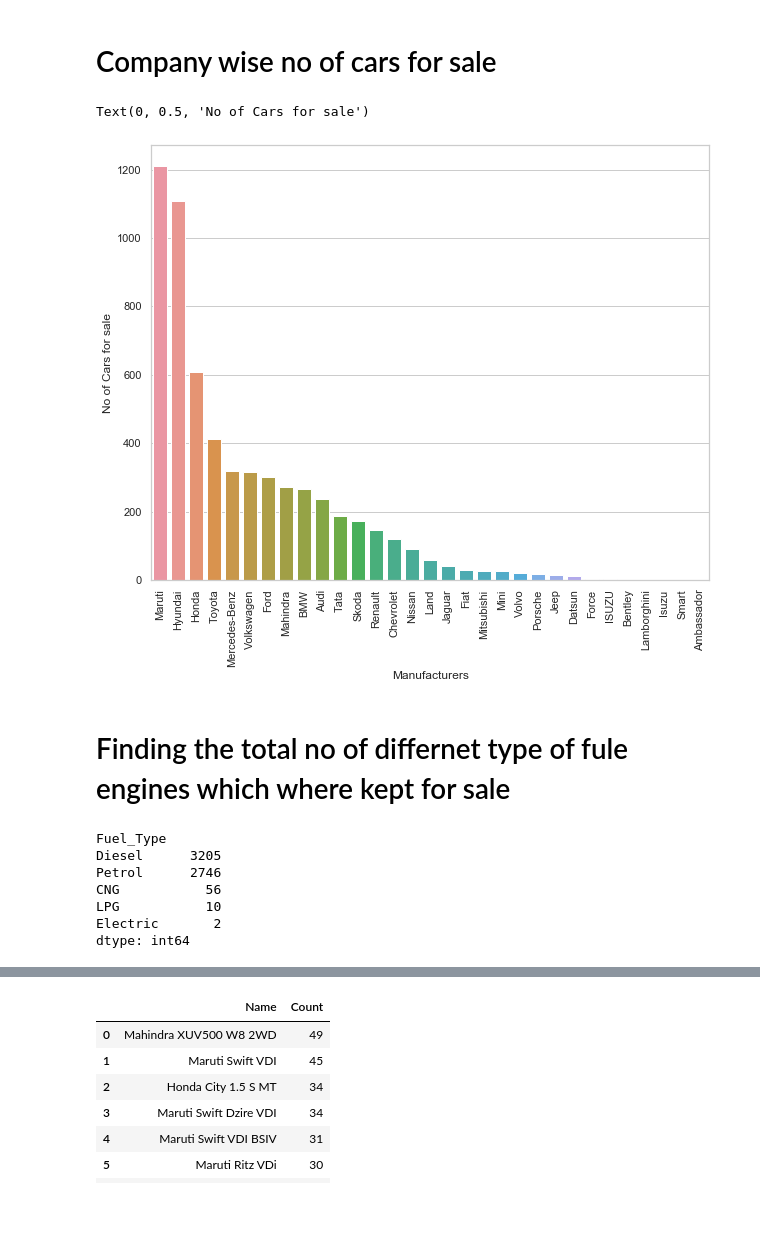
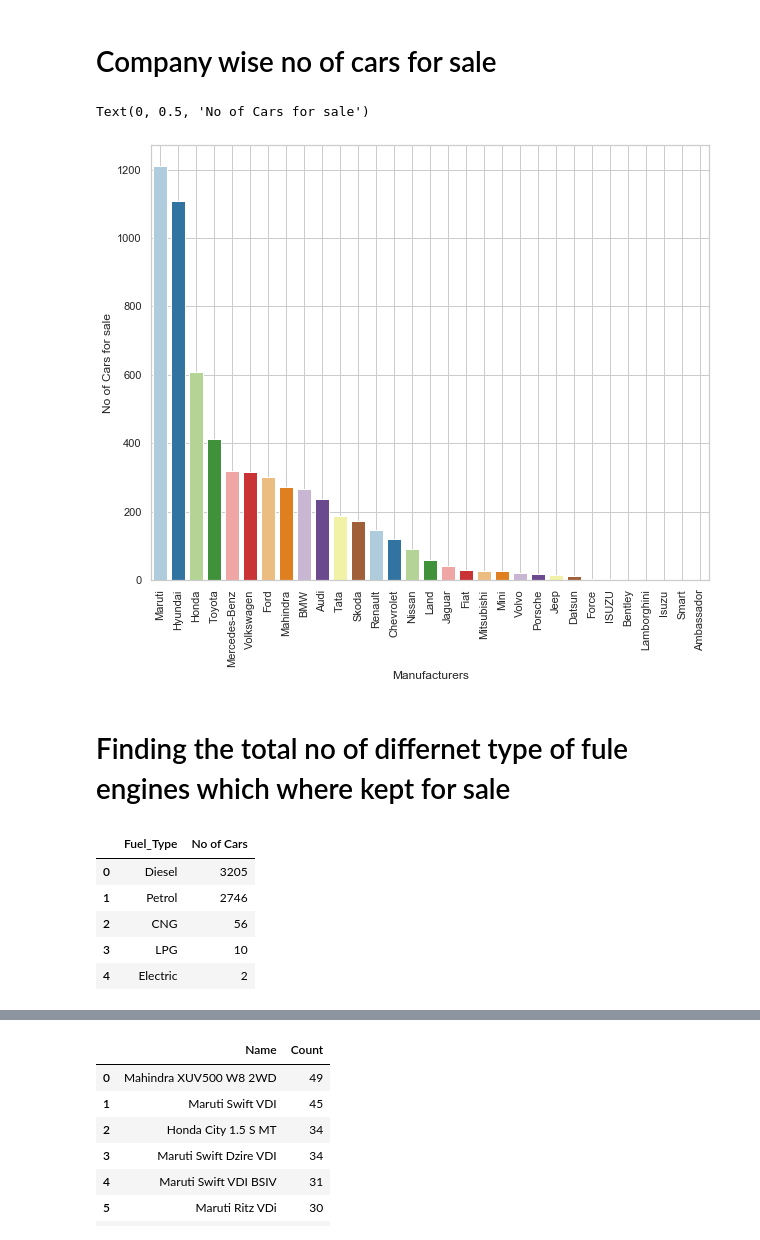
Before and after one commit to Tarun280896/Projects, a Jupyter notebook: Car_Sale_Price_Prediction/Cars_EDA.ipynb, the cells around one changed output, grey strips where cells are left out. Saved outputs shown, nothing was run; the diff lists cells and outputs as text; code cells hidden in the pictures; blank space fills up the shorter version.

```diff
--- a/Car_Sale_Price_Prediction/Cars_EDA.ipynb
+++ b/Car_Sale_Price_Prediction/Cars_EDA.ipynb
@@ -67,25 +67,25 @@ Manufacturers = data.groupby('Manufacturers').size().sort_values(ascending = Fal
 Manufacturers =pd.DataFrame(Manufacturers)
 Manufacturers = Manufacturers.rename(columns = {0:'Count'})
 # %%
-sns.barplot(Manufacturers.index,Manufacturers['Count'])
+sns.barplot(Manufacturers.index,Manufacturers['Count'],palette = 'Paired')
 plt.xticks(rotation = 90)
 #plt.rcParams['figure.figsize'] = [15,10]
-#plt.grid()
-sns.set(style = 'whitegrid')
+plt.grid(True)
 plt.ylabel('No of Cars for sale')
 # %% [output]
 Text(0, 0.5, 'No of Cars for sale')
-[figure, old version]
+[figure, new version]
 # %% [markdown]
 # Finding the total no of differnet type of fule engines which where kept for sale
 # %%
 fule_type = data.groupby(['Fuel_Type']).size().sort_values(ascending=False)#.reset_index()
+fule_type = pd.DataFrame(fule_type).reset_index()
+fule_type = fule_type.rename(columns = {0: 'No of Cars'})
 fule_type
 # %% [output]
-Fuel_Type
-Diesel      3205
-Petrol      2746
-CNG           56
-LPG           10
-Electric       2
-dtype: int64
+|  | Fuel_Type | No of Cars |
+| 0 | Diesel | 3205 |
+| 1 | Petrol | 2746 |
+| 2 | CNG | 56 |
+| 3 | LPG | 10 |
+| 4 | Electric | 2 |
```
Also changed, not shown: parts of 9 cells of this notebook.
